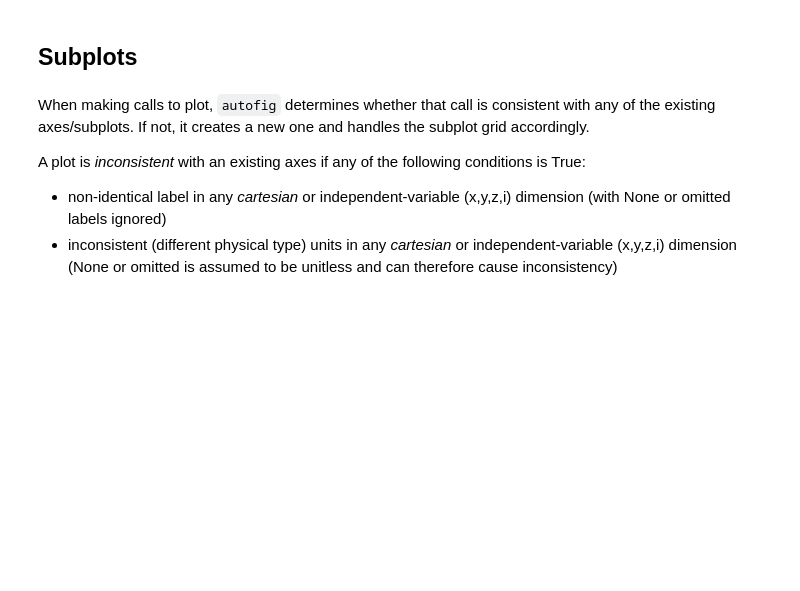
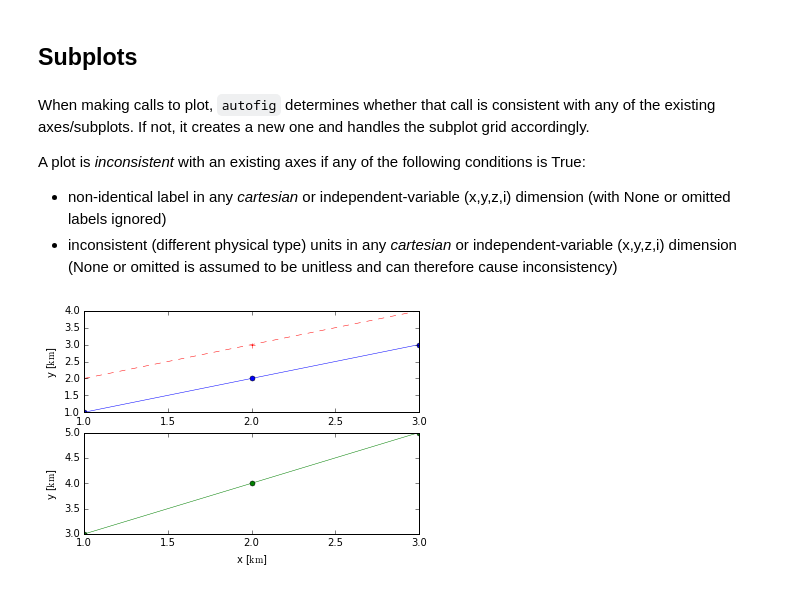
Before and after one commit to kecnry/autofig, a Jupyter notebook: examples/autofig_basics.ipynb, the cells around one changed output. Saved outputs shown, nothing was run; the diff lists cells and outputs as text; code cells hidden in the pictures; blank space fills up the shorter version.

Commit message:
fixed missing show=True in tutorial

```diff
--- a/examples/autofig_basics.ipynb
+++ b/examples/autofig_basics.ipynb
@@ -267,11 +267,13 @@ A plot is *inconsistent* with an existing axes if any of the following condition
 # %%
 autofig.reset()
 autofig.plot(x=[1,2,3], xunit='s', xlabel='time',
              y=[1,2,3], yunit='km', ylabel='y',
              color='blue')
 autofig.plot(x=[1,2,3], xunit='s',
              y=[2,3,4], yunit='km',
              color='red')
 autofig.plot(x=[1,2,3], xunit='km', xlabel='x',
              y=[3,4,5], yunit='km', ylabel='y',
-             color='green')
+             color='green', show=True)
+# %% [output]
+[figure, added]
```
